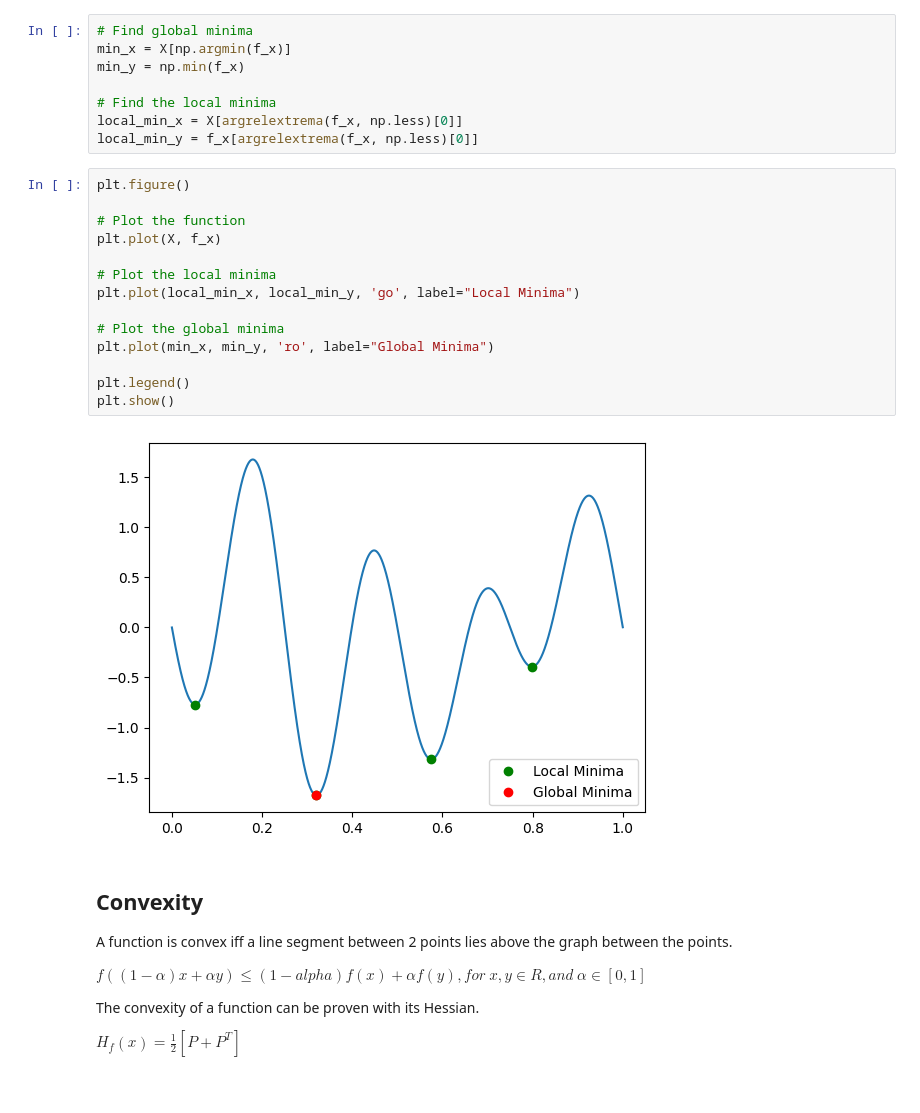
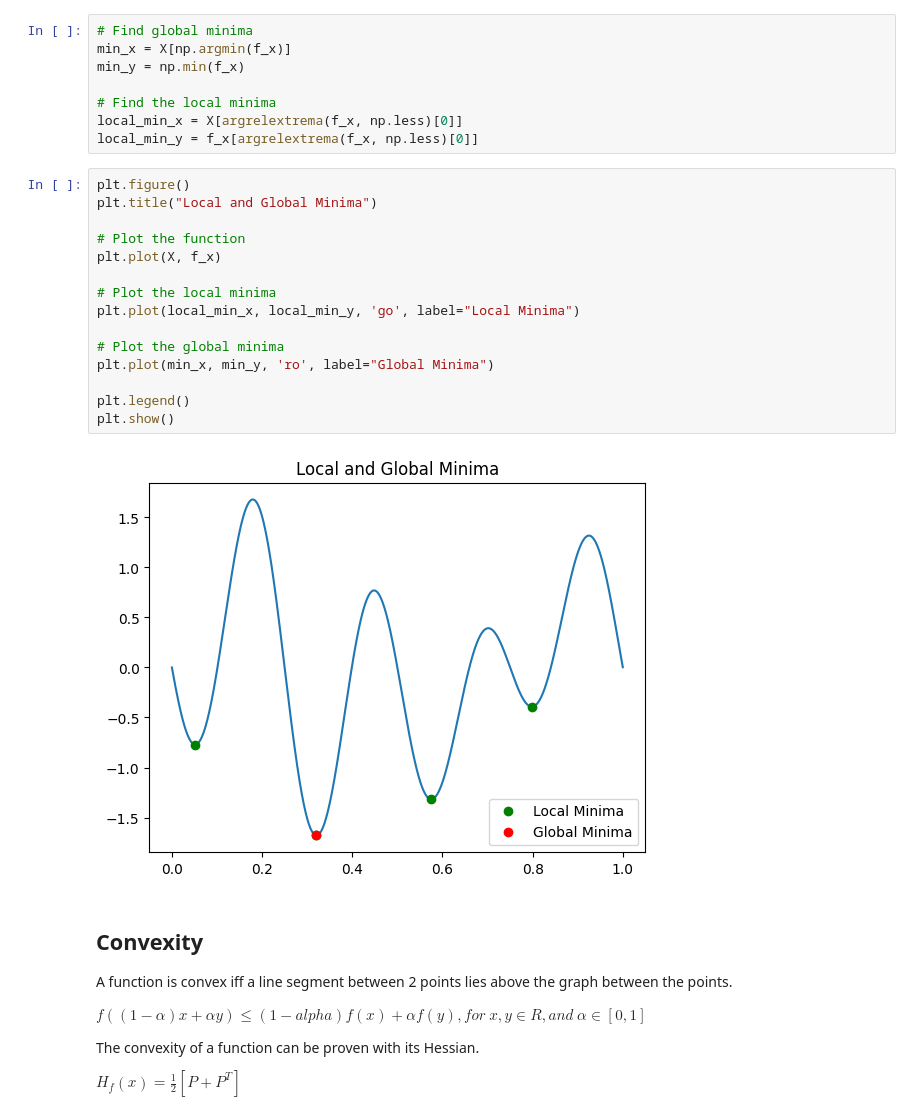
Before and after one commit to punitarani/MAT-494, a Jupyter notebook: 3.3 Unconstrained Optimization.ipynb, the cells around one changed output. Cells and saved outputs as stored; diff of their text form; blank space fills up the shorter version.

Commit message:
Add title to Local and Global Minima plot

```diff
--- a/3.3 Unconstrained Optimization.ipynb
+++ b/3.3 Unconstrained Optimization.ipynb
@@ -50,20 +50,21 @@ local_min_x = X[argrelextrema(f_x, np.less)[0]]
 local_min_y = f_x[argrelextrema(f_x, np.less)[0]]
 # %%
 plt.figure()
+plt.title("Local and Global Minima")
 
 # Plot the function
 plt.plot(X, f_x)
 
 # Plot the local minima
 plt.plot(local_min_x, local_min_y, 'go', label="Local Minima")
 
 # Plot the global minima
 plt.plot(min_x, min_y, 'ro', label="Global Minima")
 
 plt.legend()
 plt.show()
 # %% [output]
-[figure, old version]
+[figure, new version]
 # %% [markdown]
 ## Convexity
 
```
